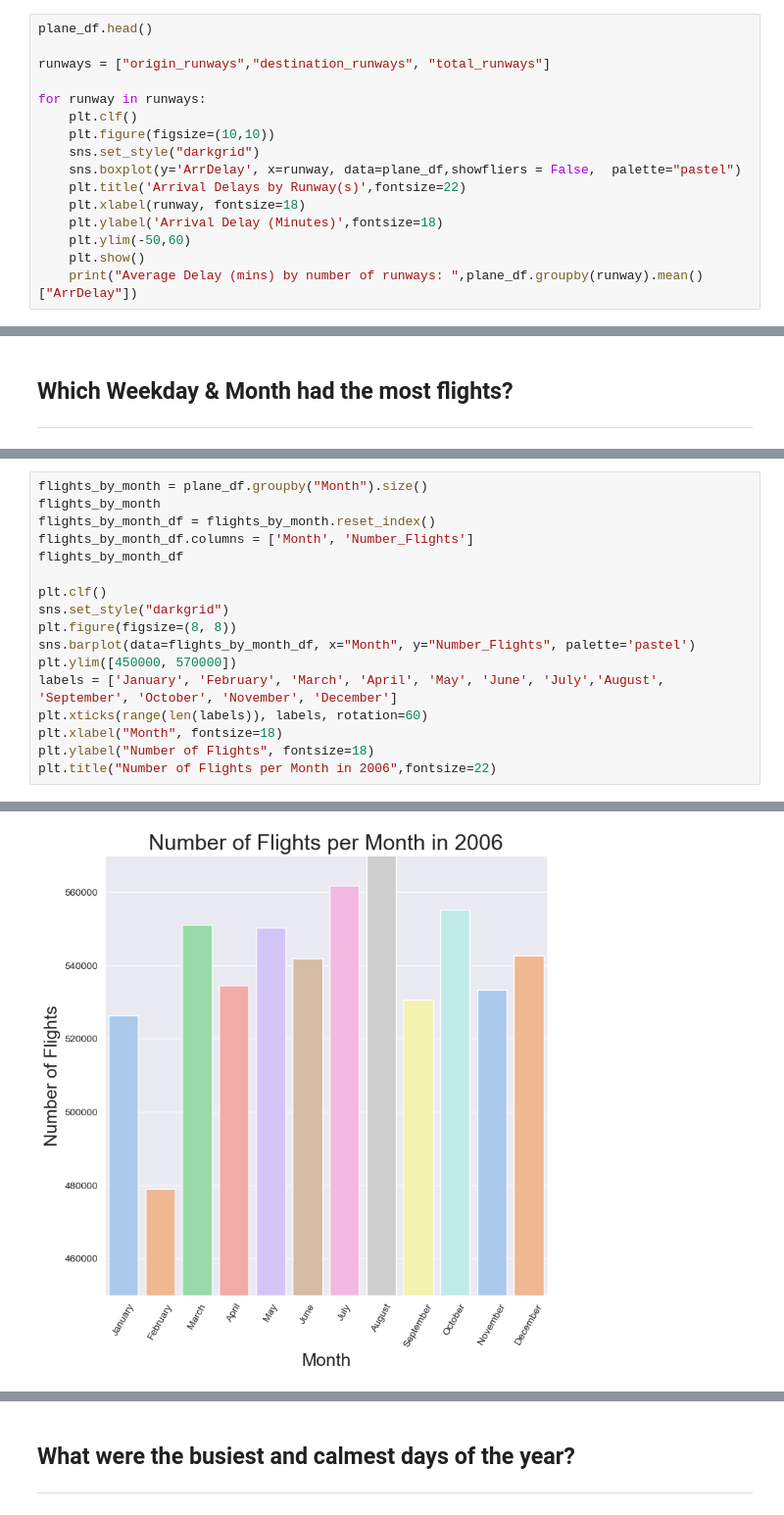
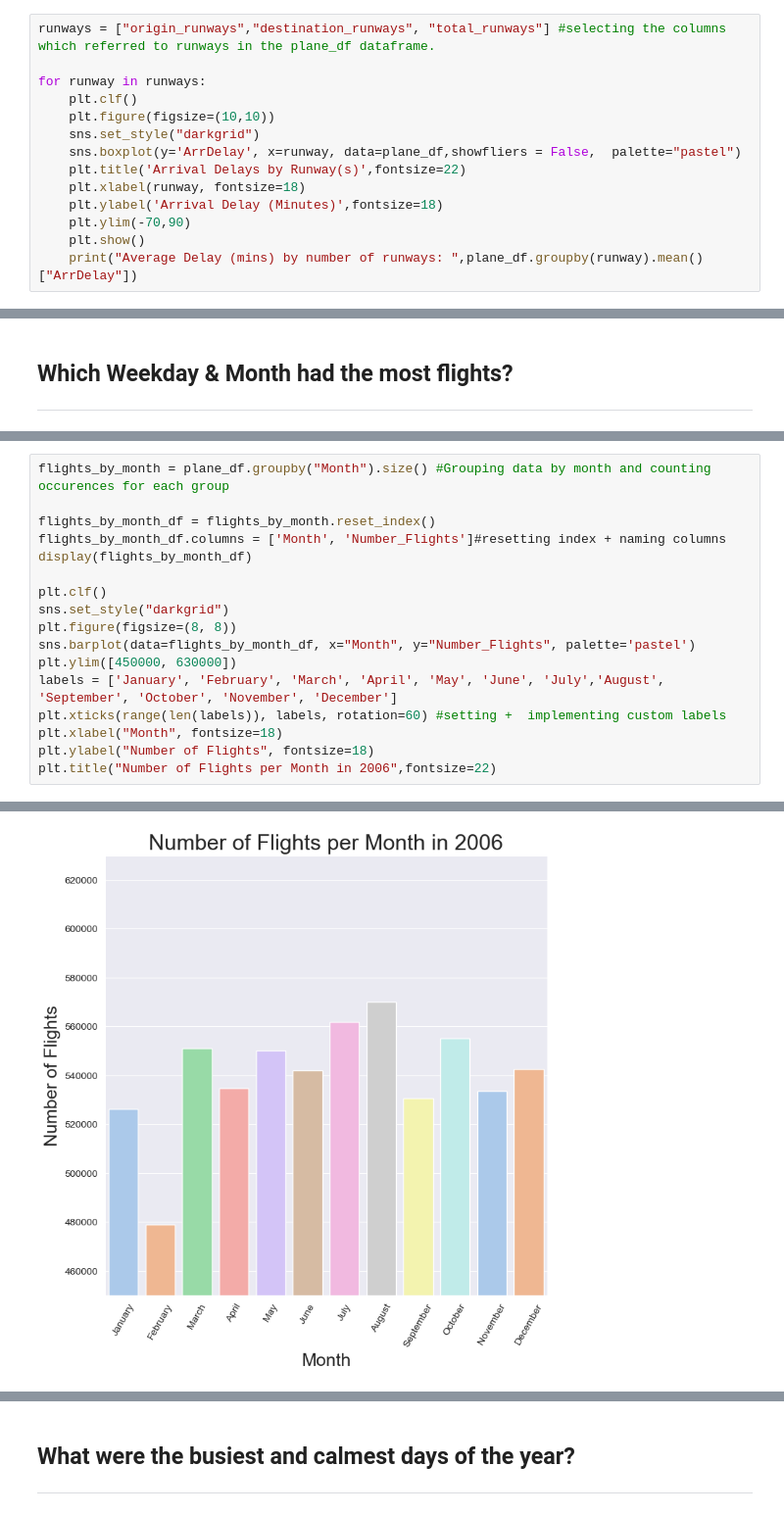
Before and after one commit to ONV1809/US-Flight-Delay-Project, a Jupyter notebook: Delay Prediction1 - EDA.ipynb, the cells around one changed output, grey strips where cells are left out. Shown at 98% size. Drawn from its saved outputs; the diff is of its cells as text.

```diff
--- a/Delay Prediction1 - EDA.ipynb
+++ b/Delay Prediction1 - EDA.ipynb
@@ -698,9 +816,7 @@ plt.show()
 ## How does the number of runways at airports influence Arrival Delay?
 ---
 # %%
-plane_df.head()
-
-runways = ["origin_runways","destination_runways", "total_runways"]
+runways = ["origin_runways","destination_runways", "total_runways"] #selecting the columns which referred to runways in the plane_df dataframe.
 
 for runway in runways:
     plt.clf()
@@ -710,7 +826,7 @@ for runway in runways:
     plt.title('Arrival Delays by Runway(s)',fontsize=22)
     plt.xlabel(runway, fontsize=18)
     plt.ylabel('Arrival Delay (Minutes)',fontsize=18)
-    plt.ylim(-50,60)
+    plt.ylim(-70,90)
     plt.show()
     print("Average Delay (mins) by number of runways: ",plane_df.groupby(runway).mean()["ArrDelay"])
 # %% [output]
@@ -852,17 +1005,17 @@ Text(0.5, 1.0, 'Number of Flights per Weekday in 2006')
 # %%
-flights_by_month = plane_df.groupby("Month").size()
-flights_by_month
+flights_by_month = plane_df.groupby("Month").size() #Grouping data by month and counting occurences for each group
+
 flights_by_month_df = flights_by_month.reset_index()
-flights_by_month_df.columns = ['Month', 'Number_Flights']
-flights_by_month_df
+flights_by_month_df.columns = ['Month', 'Number_Flights']#resetting index + naming columns
+display(flights_by_month_df)
 
 plt.clf()
 sns.set_style("darkgrid")
 plt.figure(figsize=(8, 8))
 sns.barplot(data=flights_by_month_df, x="Month", y="Number_Flights", palette='pastel')
-plt.ylim([450000, 570000])
+plt.ylim([450000, 630000])
 labels = ['January', 'February', 'March', 'April', 'May', 'June', 'July','August', 'September', 'October', 'November', 'December']
-plt.xticks(range(len(labels)), labels, rotation=60)
+plt.xticks(range(len(labels)), labels, rotation=60) #setting +  implementing custom labels
 plt.xlabel("Month", fontsize=18)
 plt.ylabel("Number of Flights", fontsize=18)
 plt.title("Number of Flights per Month in 2006",fontsize=22)
@@ -870,3 +1036,3 @@ plt.title("Number of Flights per Month in 2006",fontsize=22)
 Text(0.5, 1.0, 'Number of Flights per Month in 2006')
 <Figure size 640x480 with 0 Axes>
-[figure, old version]
+[figure, new version]
```
Also changed, not shown: parts of 63 cells of this notebook.
